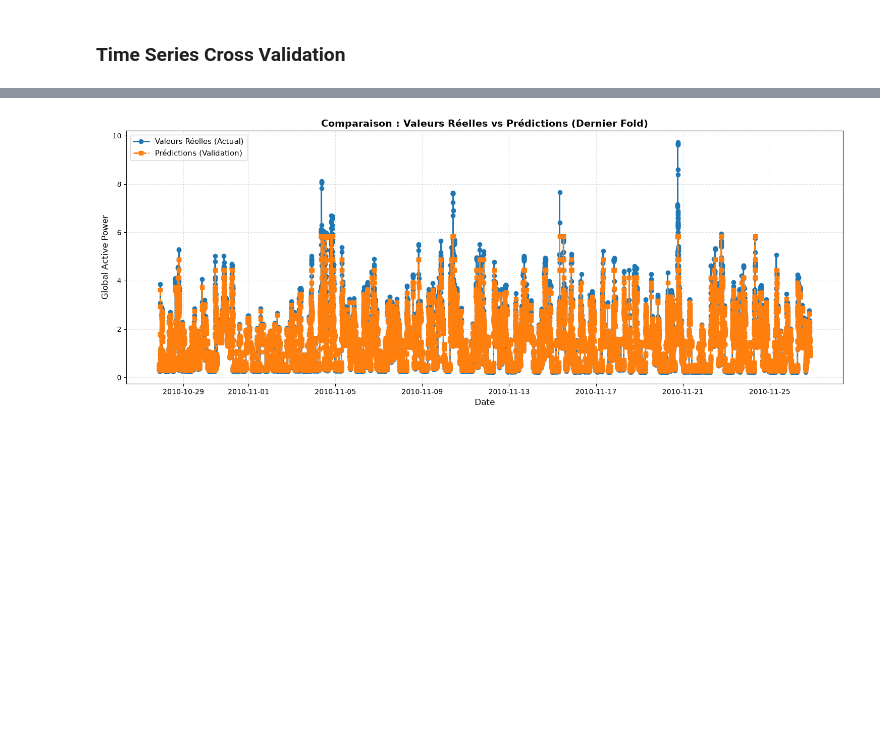
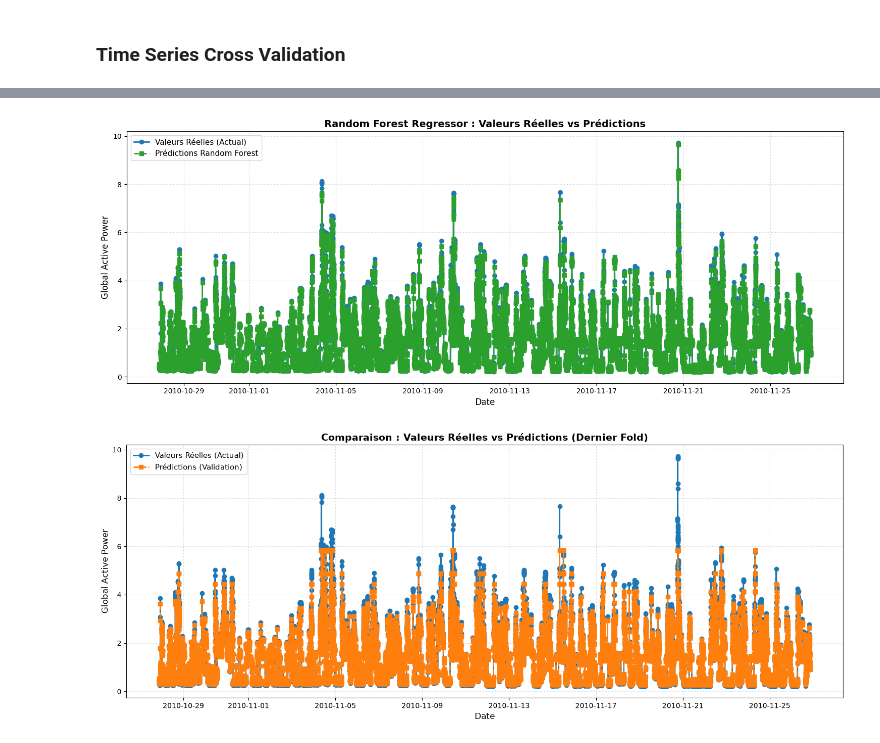
Before and after one commit to senisama/ML_Times_series_forecasting_elecric_comsumption, a Jupyter notebook: xgboost.ipynb, the cells around one changed output, grey strips where cells are left out. Drawn from its saved outputs; the diff is of its cells as text; code cells hidden in the pictures; blank space fills up the shorter version.

```diff
--- a/xgboost.ipynb
+++ b/xgboost.ipynb
@@ -378,6 +435,7 @@ def train_daily_model(df, target_col='Global_active_power', n_splits=3):
 # -------------------------
 # model_mensuel, scores_mensuels, (X_test_m, y_test_m, preds_m) = train_daily_model(df)
 # --------------------------------
+model_lr, scores_lr, (X_test_lr, y_test_lr, preds_lr) = train_linear_regression(df)
+model_rf, scores_rf, (X_test_rf, y_test_rf, preds_rf) = train_random_forest(df)
 model_mensuel, scores_mensuels, (X_test_m, y_test_m, preds_m) = train_model(df)
-model_lr, scores_lr, (X_test_lr, y_test_lr, preds_lr) = train_linear_regression(df)
 # %% [output]
@@ -438,3 +502,46 @@ plt.show()
+# %%
+# Configuration du graphique pour Random Forest
+plt.figure(figsize=(15, 6))
+
+# 1. Courbe des valeurs réelles
+plt.plot(
+    y_test_rf.index,
+    y_test_rf.values,
+    label="Valeurs Réelles (Actual)",
+    color="#1f77b4",
+    linewidth=2,
+    marker="o",
+)
+
+# 2. Courbe des prédictions Random Forest
+plt.plot(
+    y_test_rf.index,
+    preds_rf,
+    label="Prédictions Random Forest",
+    color="#2ca02c",
+    linewidth=2,
+    linestyle="--",
+    marker="s",
+)
+
+# Mise en forme
+plt.title(
+    "Random Forest Regressor : Valeurs Réelles vs Prédictions", fontsize=14, fontweight="bold"
+)
+
+plt.xlabel("Date", fontsize=12)
+plt.ylabel("Global Active Power", fontsize=12)
+
+plt.legend(loc="upper left", fontsize=11)
+
+plt.grid(True, linestyle=":", alpha=0.6)
+
+plt.tight_layout()
+
+# Affichage
+plt.show()
+# %% [output]
+[figure, added]
 # %%
 
 # Configuration du graphique
```
Also changed, not shown: parts of 6 cells of this notebook.
